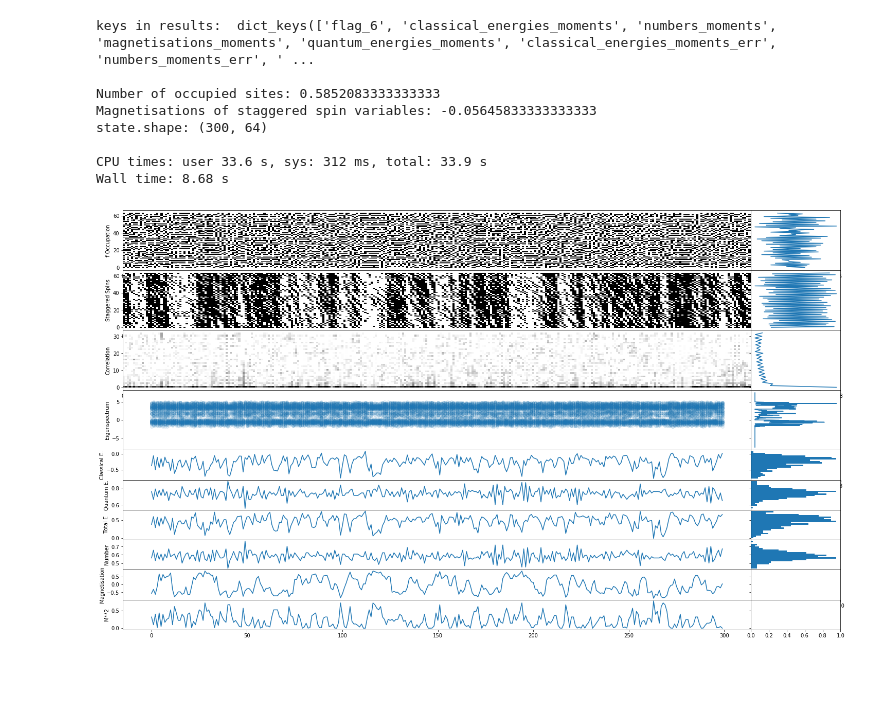
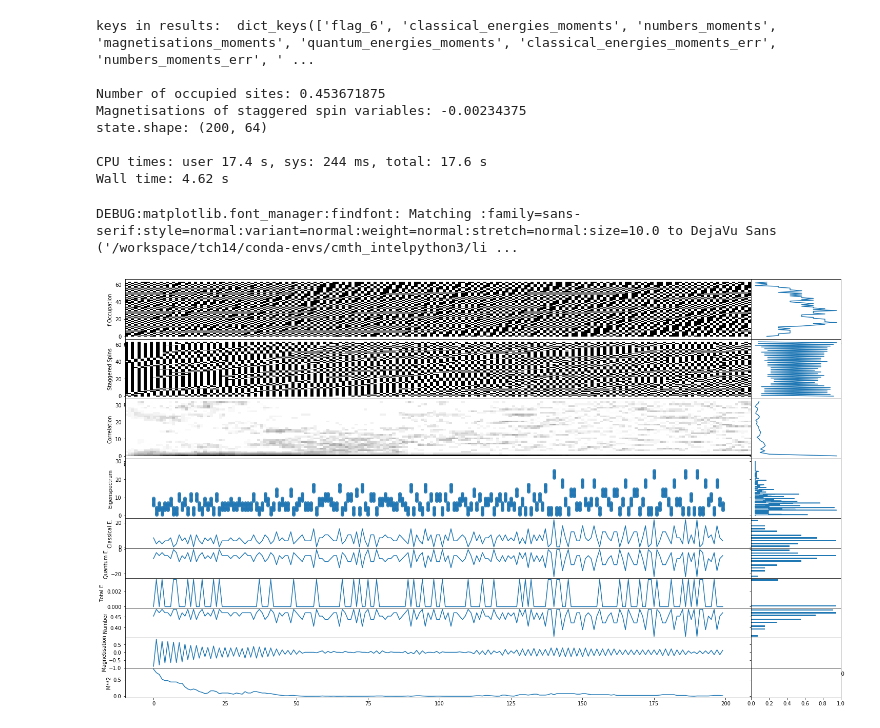
Before and after one commit to TomHodson/FKMC, a Jupyter notebook: notebooks/Single_run_tests.ipynb, the cells around one changed output. Cells and saved outputs as stored; diff of their text form; code cells hidden in the pictures; blank space fills up the shorter version.

```diff
--- a/notebooks/Single_run_tests.ipynb
+++ b/notebooks/Single_run_tests.ipynb
@@ -18,21 +18,24 @@ from FKMC.quantum_montecarlo import quantum_cython_mcmc, update_bins
 from FKMC.stats import spin_spin_correlation
 
 
-config = dict(  N_steps = 300,
-                N_burn_in = 50,
+config = dict(  N_steps = 200,
+                N_burn_in = 0,
                 N_system = 64,
                 mu = 0,
-                beta = 0.6,
+                beta = 10,
                 V=-1,
                 alpha=1.25,
-                U = 3,
-                N_energy_bins= 500,
+                U = 5,
+
                 output_state = True,
                 output_correlator=True,
                 output_history=True,
                 quantum = True,
                 job_id = 1020242,
                 bins = 20,
+                N_energy_bins= 500,
+                energy_max = 30,
+                energy_min = 0,
                )
 
 results = quantum_cython_mcmc(**config)
@@ -58,12 +61,12 @@ state.shape: {r.states.shape}
 # %% [output]
 keys in results:  dict_keys(['flag_6', 'classical_energies_moments', 'numbers_moments', 'magnetisations_moments', 'quantum_energies_moments', 'classical_energies_moments_err', 'numbers_moments_err', ' ...
 
-Number of occupied sites: 0.5852083333333333
-Magnetisations of staggered spin variables: -0.05645833333333333
-state.shape: (300, 64)
+Number of occupied sites: 0.453671875
+Magnetisations of staggered spin variables: -0.00234375
+state.shape: (200, 64)
 
-CPU times: user 33.6 s, sys: 312 ms, total: 33.9 s
-Wall time: 8.68 s
+CPU times: user 17.4 s, sys: 244 ms, total: 17.6 s
+Wall time: 4.62 s
 # %%
 import cython
 %load_ext Cython
@@ -78,42 +81,42 @@ import cython
 
 ##look at output of phase_diagram_6 and IPR_scaling
 ## implement incremental saving
-## implement looping over some work internally!!!
 
 f, axes = plt.subplots(10,2, figsize = (25,15), sharey = 'row', gridspec_kw = dict(height_ratios=[2,2,2,2,1,1,1,1,1,1], width_ratios=[7, 1],wspace=0, hspace=0))
 
 axs, axs1 = axes.T
-observables = [_, _, _, _, r.classical_energies, r.quantum_energies, r.quantum_energies + r.classical_energies, r.numbers, r.magnetisations, r.magnetisations**2]
+observables = [_, _, _, _, 64*r.classical_energies, 64*(r.quantum_energies-r.classical_energies), 64*r.quantum_energies, r.numbers, r.magnetisations, r.magnetisations**2]
 observable_ylabels = ['f Occupation', 'Staggered Spins', 'Correlation', 'Eigenspectrum','Classical E.', 'Quantum E.', 'Total E', 'Number', 'Magnetisation', 'M**2']
 
 axs[0].pcolor(steps, sites, r.states.T, cmap = 'gray', vmin = 0, vmax = 1)
 axs[1].pcolor(steps, sites, r.ts.T, cmap = 'gray', vmin = -1, vmax = 1)
 axs[2].pcolor(steps, sites[:correlation.shape[-1]], 1-correlation.T, cmap = 'gray', vmin = 0, vmax = 1)
 
 x = np.reshape(steps[:, np.newaxis] * np.ones_like(r.eigenvalue_hist), [-1,])
-y = np.reshape(r.eigenvalue_hist, [-1])
+y = np.reshape(r.eigenvalue_hist + r.classical_energies[:, None], [-1])
 axs[3].scatter(x, y, alpha = 0.1,)
 
 #count the number of eigenvals in each square in each energy bin
 indx = np.digitize(r.eigenvalue_hist, r.q_energy_histogram_bins)
 #bin_averages= np.array([IPRs[indx == i].mean() for i in np.arange(len(bins))])
 
 for ax,observable in list(zip(axs,observables))[4:]: ax.plot(steps, observable)
 
 axs1[0].plot(r.states.mean(axis=0), sites)
 axs1[1].plot(r.ts.mean(axis=0), sites)
 axs1[2].plot(correlation.mean(axis=0), sites[:correlation.shape[-1]])
 
 
 hist_kwargs = dict(orientation='horizontal', bins = 20, density = True)
 axs1[3].plot(r.q_energy_histogram / np.sum(r.q_energy_histogram), r.q_energy_histogram_bins[:-1])
 
 for ax,observable in list(zip(axs1,observables))[4:8]: ax.hist(observable, **hist_kwargs)
 
 for ylabel, ax in zip(observable_ylabels, axs): ax.set(ylabel=ylabel)
 axs[5].set(xlabel = 'MC Step (One trial per site per step)');
 # %% [output]
+DEBUG:matplotlib.font_manager:findfont: Matching :family=sans-serif:style=normal:variant=normal:weight=normal:stretch=normal:size=10.0 to DejaVu Sans ('/workspace/tch14/conda-envs/cmth_intelpython3/li ...
-[figure, old version]
+[figure, new version]
 # %%
 f, axes = plt.subplots(2,1, figsize = (15,10), sharex = 'col')
 
```
Also changed, not shown: parts of 1 cell of this notebook, 7 other files.
